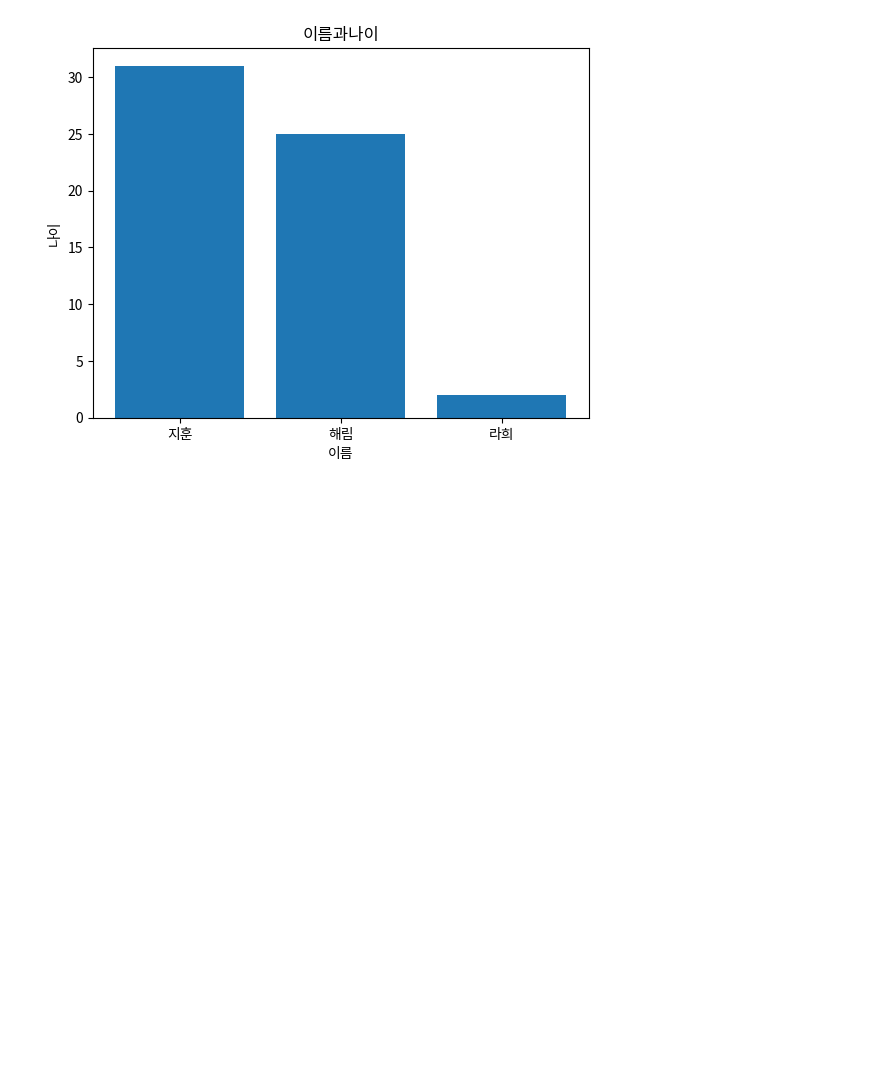
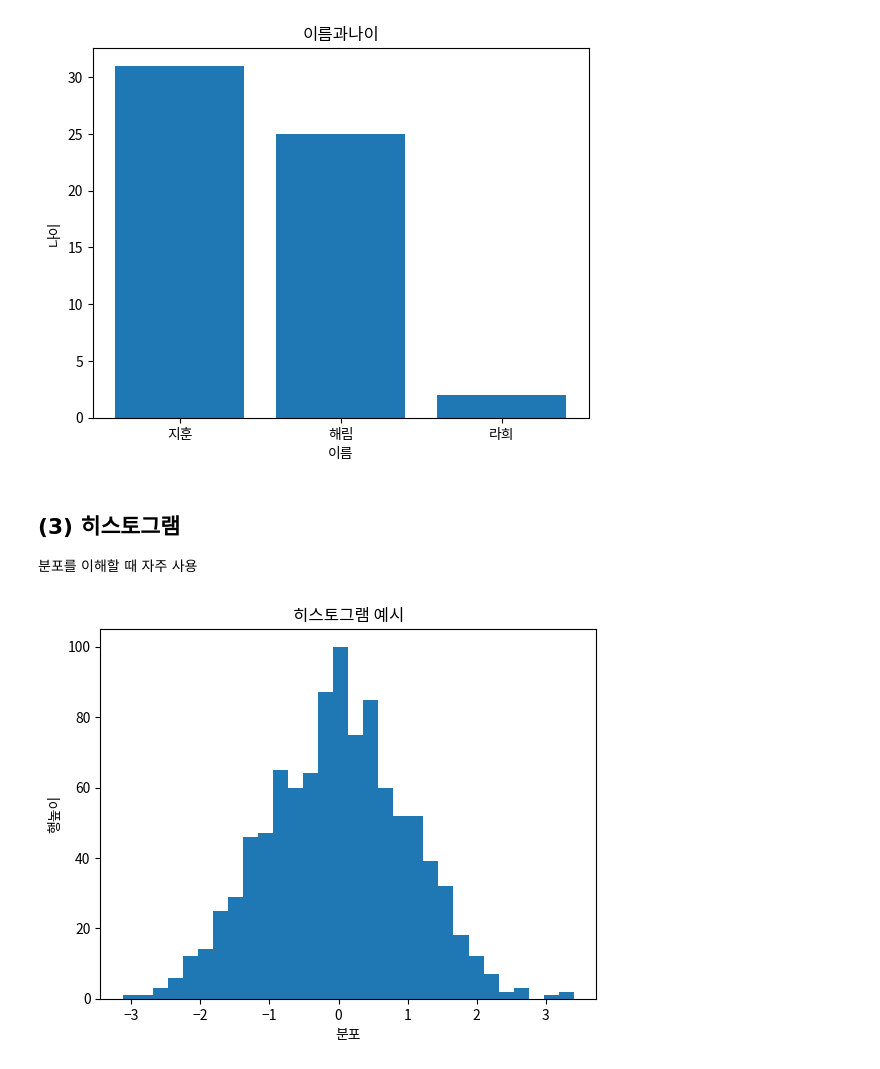
Before and after one commit to meanresult/anal_rep, a Jupyter notebook: project_air/17.시각화 복습.ipynb, the cells around one changed output. Saved outputs shown, nothing was run; the diff lists cells and outputs as text; code cells hidden in the pictures; blank space fills up the shorter version.

```diff
--- a/project_air/17.시각화 복습.ipynb
+++ b/project_air/17.시각화 복습.ipynb
@@ -25,3 +25,22 @@ plt.ylabel('나이')
 plt.show()
 # %% [output]
 [figure]
+# %% [markdown]
+## (3) 히스토그램
+
+분포를 이해할 때 자주 사용
+# %%
+import matplotlib.pyplot as plt
+import numpy as np
+plt.rcParams['font.family'] = 'Noto Sans KR'
+
+data = np.random.randn(1000) # 평균 0, 표준편차 1인 데이터 1000개 생성
+
+
+plt.hist(data, bins=30)
+plt.title('히스토그램 예시')
+plt.xlabel('분포')
+plt.ylabel('행높이')
+plt.show()
+# %% [output]
+[figure, added]
```
Also changed, not shown: parts of 2 cells of this notebook.
